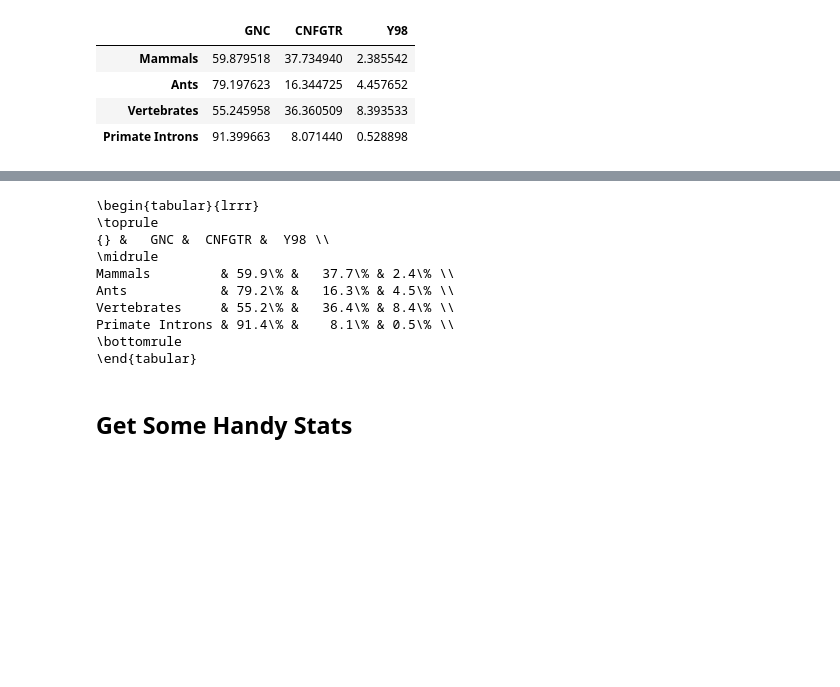
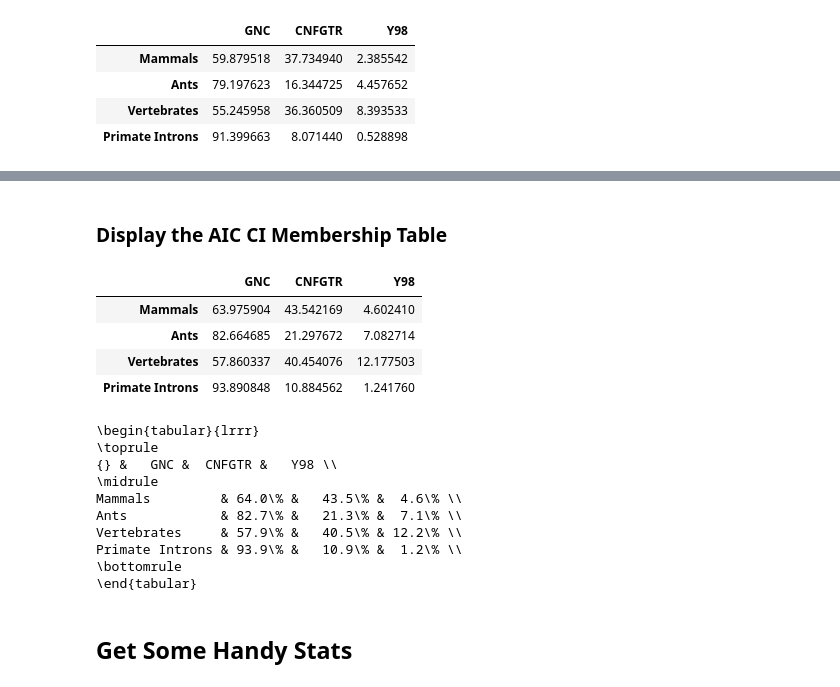
Before and after one commit to HuttleyLab/gnc, a Jupyter notebook: figures/aic.ipynb, the cells around one changed output, grey strips where cells are left out. Saved outputs shown, nothing was run; the diff lists cells and outputs as text; code cells hidden in the pictures; blank space fills up the shorter version.

```diff
--- a/figures/aic.ipynb
+++ b/figures/aic.ipynb
@@ -24,6 +24,21 @@ def get_aic(col):
     df = col.find_one()['lf']['df']
     return {d['_id']:2*df - 2*d['lf']['ll'] for d in col.find()}
 
+def confidence_set(aics, p=0.95):
+    models, aics = zip(*aics)
+    aics = array(aics)
+    aic_diffs = aics - aics.min()
+    model_likelihoods = exp(-aic_diffs/2.)
+    akaike_weights = model_likelihoods / model_likelihoods.sum()
+    cum_prob = 0.
+    result = {}
+    for weight, model in sorted(zip(akaike_weights, models))[::-1]:
+        cum_prob += weight
+        result[model] = cum_prob
+        if cum_prob > p:
+            break
+    return result
+
 def print_logs(log,  level='INFO'):
     printmd('##### ' + log.name)
     for d in log.find({'level':level}):
@@ -99,14 +127,40 @@ df
+# %% [markdown]
+### Display the AIC CI Membership Table
+# %%
+rows = defaultdict(list)
+labels = []
+for dataset in datasets:
+    labels.append(ds_names[dataset])
+    models = aic[labels[-1]]
+
+    score = Counter()
+    for tag in models.values()[0]:
+        scores = [(m, models[m][tag]) for m in models]
+        ci = confidence_set(scores)
+        for model in ci.keys():
+            score[model] += 1
+    for model, count in score.items():
+        rows[model].append(count/len(models.values()[0])*100)
+# %%
+df = DataFrame(rows, index=labels, columns=['GNC', 'CNFGTR', 'Y98'])
+df
+# %% [output]
+|  | GNC | CNFGTR | Y98 |
+| Mammals | 63.975904 | 43.542169 | 4.602410 |
+| Ants | 82.664685 | 21.297672 | 7.082714 |
+| Vertebrates | 57.860337 | 40.454076 | 12.177503 |
+| Primate Introns | 93.890848 | 10.884562 | 1.241760 |
 # %%
 print df.to_latex(float_format=lambda x: '%.1f%%' % x)
 # %% [output]
 \begin{tabular}{lrrr}
 \toprule
-{} &   GNC &  CNFGTR &  Y98 \\
+{} &   GNC &  CNFGTR &   Y98 \\
 \midrule
-Mammals         & 59.9\% &   37.7\% & 2.4\% \\
-Ants            & 79.2\% &   16.3\% & 4.5\% \\
-Vertebrates     & 55.2\% &   36.4\% & 8.4\% \\
-Primate Introns & 91.4\% &    8.1\% & 0.5\% \\
+Mammals         & 64.0\% &   43.5\% &  4.6\% \\
+Ants            & 82.7\% &   21.3\% &  7.1\% \\
+Vertebrates     & 57.9\% &   40.5\% & 12.2\% \\
+Primate Introns & 93.9\% &   10.9\% &  1.2\% \\
 \bottomrule
 \end{tabular}
 # %% [markdown]
```
Also changed, not shown: parts of 3 cells of this notebook, 7 other files.
